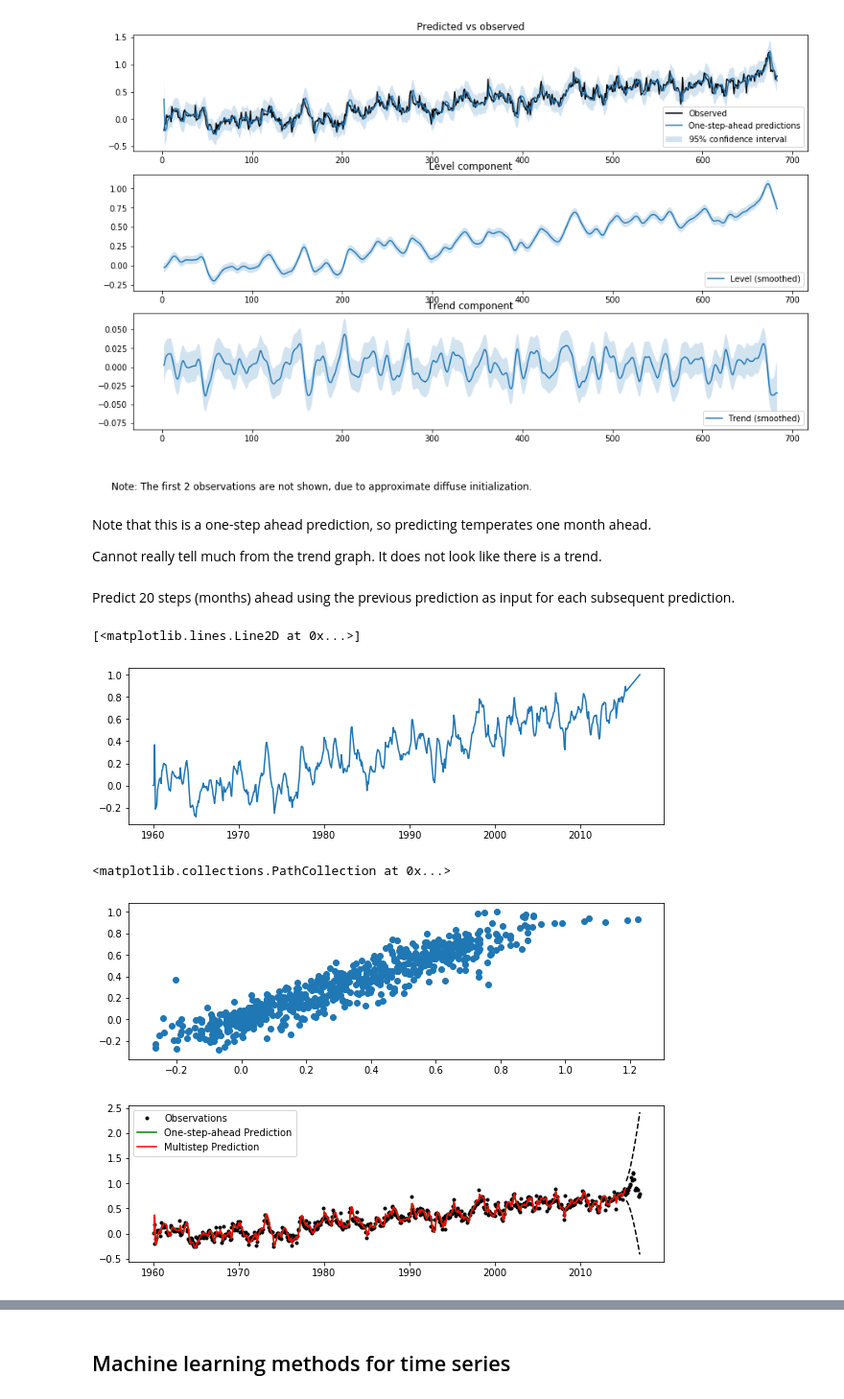
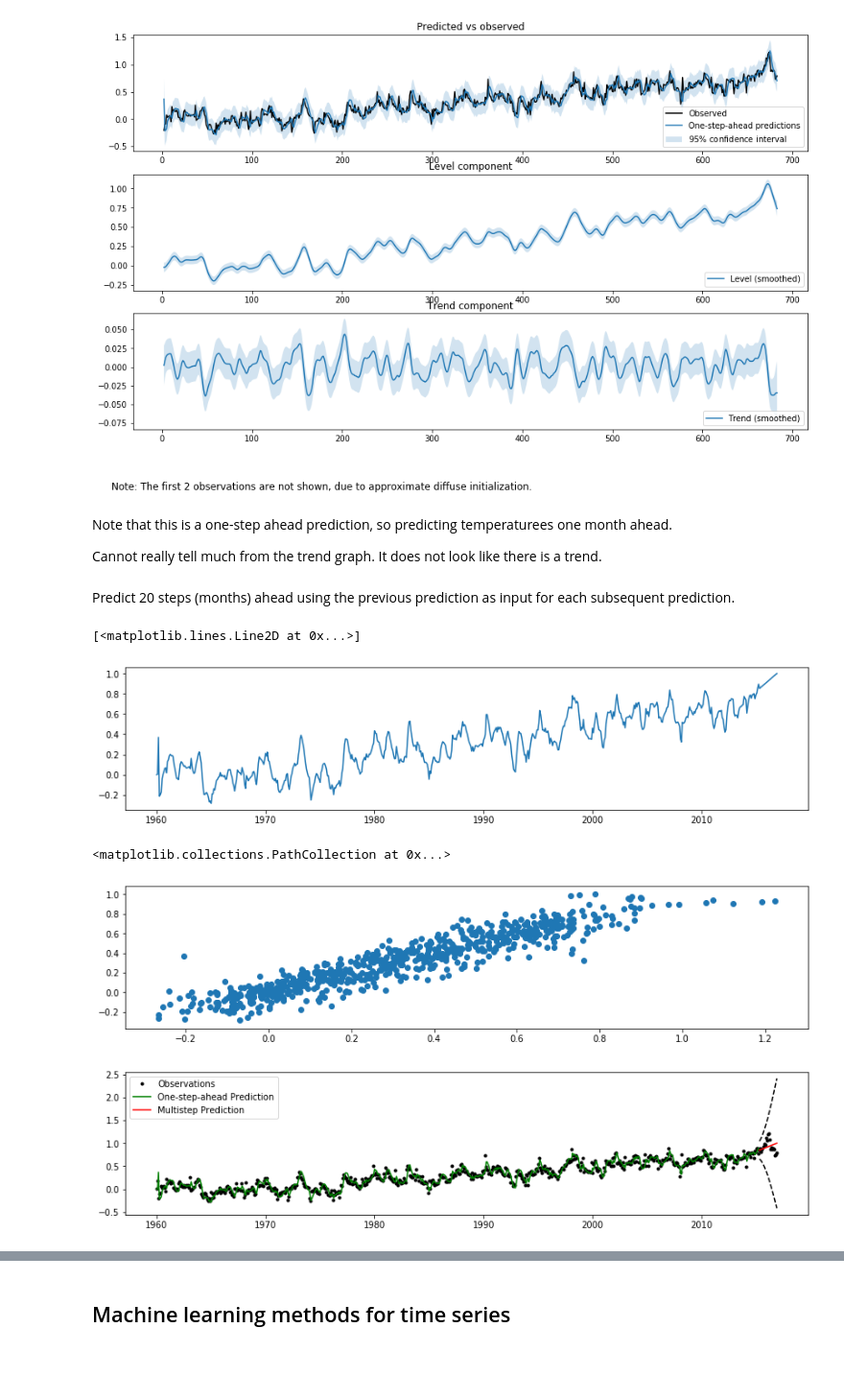
Before and after one commit to drbwa/timeserieseda, a Jupyter notebook: pycon2019/pycon2019-1.ipynb, the cells around one changed output, grey strips where cells are left out. Shown at 96% size. Drawn from its saved outputs; the diff is of its cells as text; code cells hidden in the pictures; blank space fills up the shorter version.

```diff
--- a/pycon2019/pycon2019-1.ipynb
+++ b/pycon2019/pycon2019-1.ipynb
@@ -45,7 +47,7 @@ Common techniques: Kalman Filter, local linear trend, smooth trend.
 Coding along and exploring whatever seems interesting.
 # %%
 import matplotlib
-matplotlib.rcParams["figure.figsize"] = [10, 3]
+matplotlib.rcParams["figure.figsize"] = [14, 3]
 import matplotlib.pyplot as plt
 
 import pandas as pd
@@ -247,7 +249,7 @@ fig = gcag_res.plot_components(legend_loc="lower right", figsize=(15, 9))
 # %% [output]
 [figure]
 # %% [markdown]
-Note that this is a one-step ahead prediction, so predicting temperates one month ahead.
+Note that this is a one-step ahead prediction, so predicting temperaturees one month ahead.
 
 Cannot really tell much from the trend graph. It does not look like there is a trend.
 # %% [markdown]
@@ -262,22 +264,22 @@ ci = predict_res.conf_int()
 plt.plot(predict)
 # %% [output]
 [<matplotlib.lines.Line2D at 0x...>]
-[figure, old version]
+[figure, new version]
 # %%
 plt.scatter(train["GCAG"], predict)
 # %% [output]
 <matplotlib.collections.PathCollection at 0x...>
-[figure, old version]
+[figure, new version]
 # %%
 fig, ax = plt.subplots()
 # Plot the results
 ax.plot(train["GCAG"], "k.", label="Observations");
 ax.plot(train.index[:-num_steps], predict[:-num_steps], "g", label="One-step-ahead Prediction");
 
-ax.plot(train.index[:-num_steps], predict[:-num_steps], "r", label="Multistep Prediction");
+ax.plot(train.index[-num_steps:], predict[-num_steps:], "r", label="Multistep Prediction");
 ax.plot(train.index[-num_steps:], ci.iloc[-num_steps:], 'k--');
 
 # Cleanup the image
 legend = ax.legend(loc='upper left');
 # %% [output]
-[figure, old version]
+[figure, new version]
```
Also changed, not shown: parts of 39 cells of this notebook.
